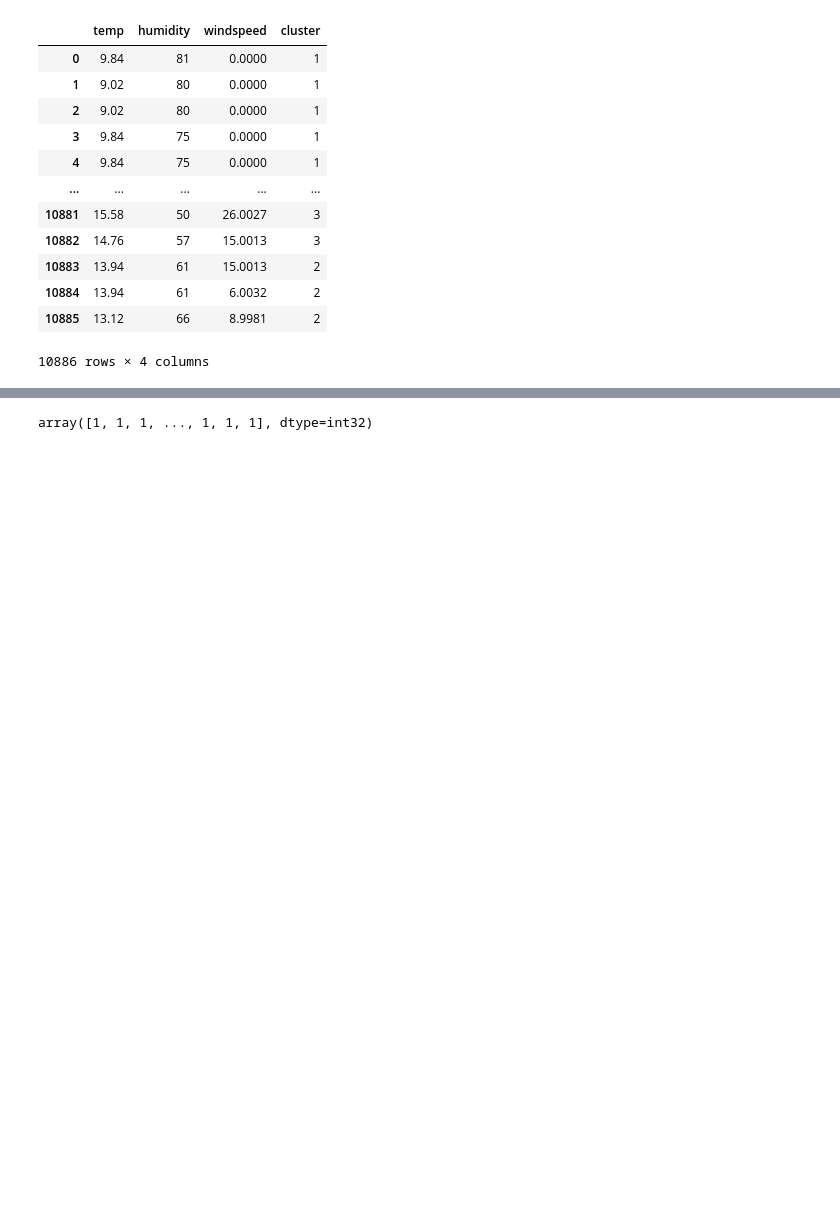
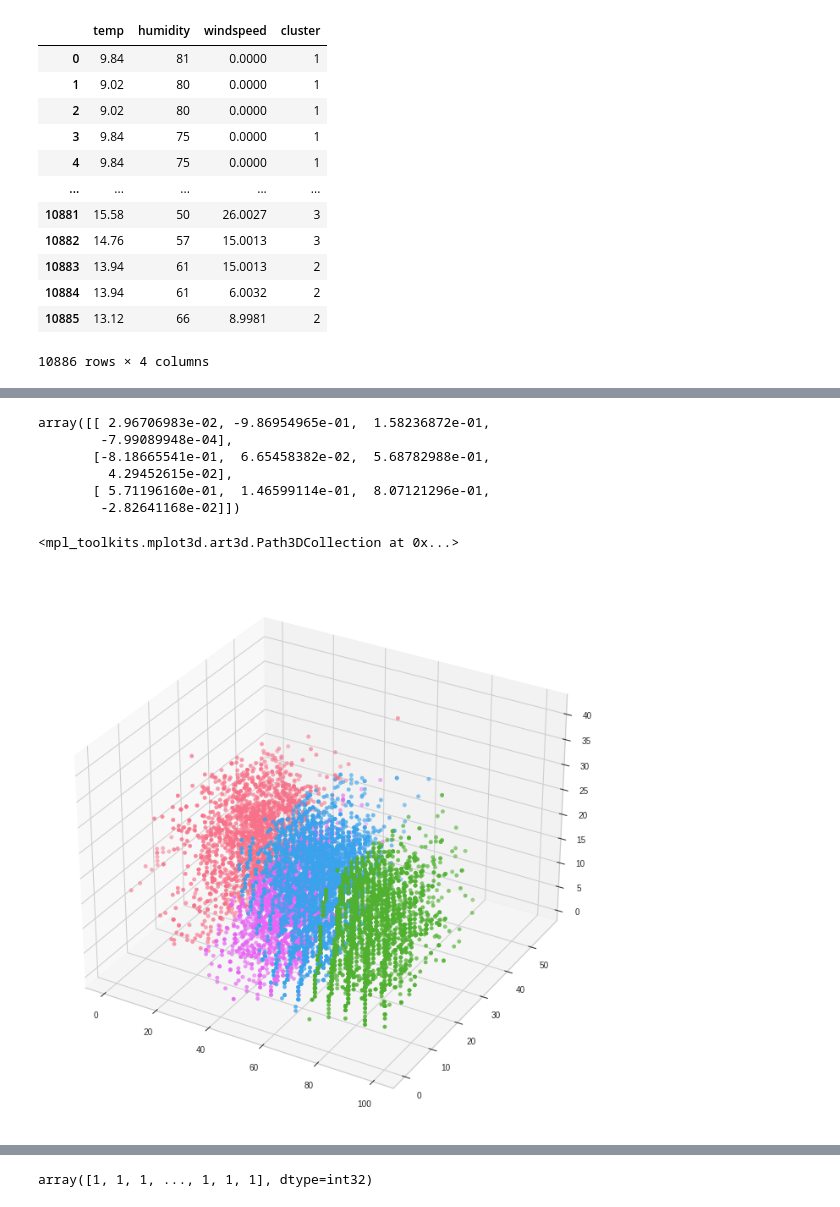
Before and after one commit to GSoulat/veloc, a Jupyter notebook: machine_learning/clusturing.ipynb, the cells around one changed output, grey strips where cells are left out. Saved outputs shown, nothing was run; the diff lists cells and outputs as text; code cells hidden in the pictures; blank space fills up the shorter version.

```diff
--- a/machine_learning/clusturing.ipynb
+++ b/machine_learning/clusturing.ipynb
@@ -196,0 +139,9 @@ X
+# %%
+pca.components_
+# %% [output]
+array([[ 2.96706983e-02, -9.86954965e-01,  1.58236872e-01,
+        -7.99089948e-04],
+       [-8.18665541e-01,  6.65458382e-02,  5.68782988e-01,
+         4.29452615e-02],
+       [ 5.71196160e-01,  1.46599114e-01,  8.07121296e-01,
+        -2.82641168e-02]])
@@ -196,0 +152,8 @@ X
+# %%
+cmap = ListedColormap(sns.color_palette("husl").as_hex())
+fig = plt.figure(figsize=(16,9))
+ax = Axes3D(fig)
+ax.scatter(X['humidity'], X['windspeed'],X['temp'],  c=X['cluster'], marker='o',cmap=cmap)
+# %% [output]
+<mpl_toolkits.mplot3d.art3d.Path3DCollection at 0x...>
+[figure, added]
```
Also changed, not shown: parts of 33 cells of this notebook, 7 other files.
